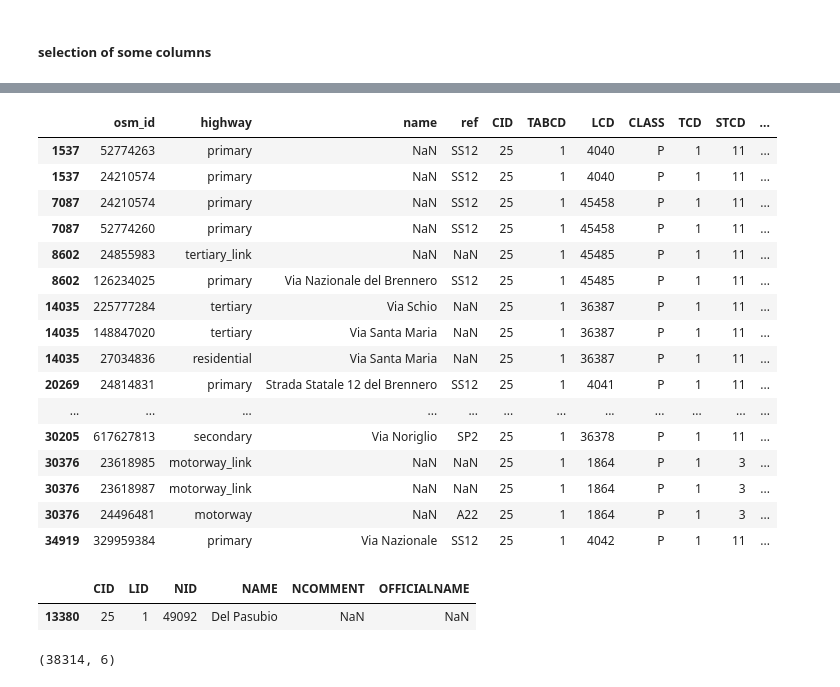
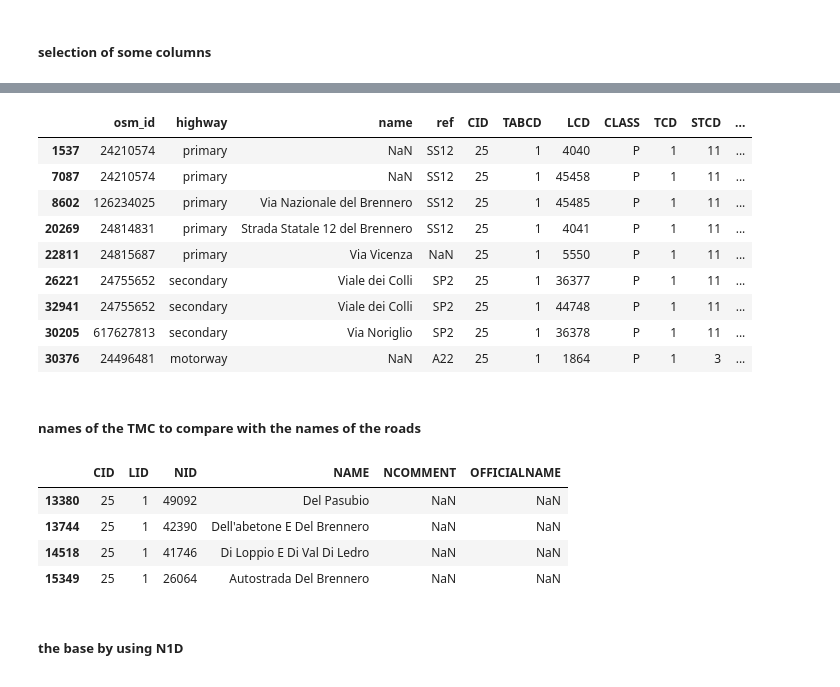
Before and after one commit to napo/italian_tmc, a Jupyter notebook: Find TMC in Rovereto and Trento.ipynb, the cells around one changed output, grey strips where cells are left out. Saved outputs shown, nothing was run; the diff lists cells and outputs as text; code cells hidden in the pictures.

```diff
--- a/Find TMC in Rovereto and Trento.ipynb
+++ b/Find TMC in Rovereto and Trento.ipynb
@@ -289,3 +291,7 @@ roads_osm_touched_tmc = gpd.sjoin(points_buffer_confini, highways_rovereto.to_cr
+# %%
+invalidhighways = ['residential', 'cicleway', 'pedestrian','living_street','track','footway','steps','path','construction','proposed','bridleway','bus_guideway','elevator','rest_area','services']
+# %%
+roads_osm_touched_tmc=roads_osm_touched_tmc[~roads_osm_touched_tmc.highway.isin(invalidhighways)]
 # %% [markdown]
 ##### selection of some columns
 # %%
@@ -314,28 +320,26 @@ colums_to_show
 roads_osm_touched_tmc[colums_to_show]
 # %% [output]
 |  | osm_id | highway | name | ref | CID | TABCD | LCD | CLASS | TCD | STCD | ... |
-| 1537 | 52774263 | primary | NaN | SS12 | 25 | 1 | 4040 | P | 1 | 11 | ... |
 | 1537 | 24210574 | primary | NaN | SS12 | 25 | 1 | 4040 | P | 1 | 11 | ... |
 | 7087 | 24210574 | primary | NaN | SS12 | 25 | 1 | 45458 | P | 1 | 11 | ... |
-| 7087 | 52774260 | primary | NaN | SS12 | 25 | 1 | 45458 | P | 1 | 11 | ... |
-| 8602 | 24855983 | tertiary_link | NaN | NaN | 25 | 1 | 45485 | P | 1 | 11 | ... |
 | 8602 | 126234025 | primary | Via Nazionale del Brennero | SS12 | 25 | 1 | 45485 | P | 1 | 11 | ... |
-| 14035 | 225777284 | tertiary | Via Schio | NaN | 25 | 1 | 36387 | P | 1 | 11 | ... |
-| 14035 | 148847020 | tertiary | Via Santa Maria | NaN | 25 | 1 | 36387 | P | 1 | 11 | ... |
-| 14035 | 27034836 | residential | Via Santa Maria | NaN | 25 | 1 | 36387 | P | 1 | 11 | ... |
 | 20269 | 24814831 | primary | Strada Statale 12 del Brennero | SS12 | 25 | 1 | 4041 | P | 1 | 11 | ... |
-| ... | ... | ... | ... | ... | ... | ... | ... | ... | ... | ... | ... |
+| 22811 | 24815687 | primary | Via Vicenza | NaN | 25 | 1 | 5550 | P | 1 | 11 | ... |
+| 26221 | 24755652 | secondary | Viale dei Colli | SP2 | 25 | 1 | 36377 | P | 1 | 11 | ... |
+| 32941 | 24755652 | secondary | Viale dei Colli | SP2 | 25 | 1 | 44748 | P | 1 | 11 | ... |
 | 30205 | 617627813 | secondary | Via Noriglio | SP2 | 25 | 1 | 36378 | P | 1 | 11 | ... |
-| 30376 | 23618985 | motorway_link | NaN | NaN | 25 | 1 | 1864 | P | 1 | 3 | ... |
-| 30376 | 23618987 | motorway_link | NaN | NaN | 25 | 1 | 1864 | P | 1 | 3 | ... |
 | 30376 | 24496481 | motorway | NaN | A22 | 25 | 1 | 1864 | P | 1 | 3 | ... |
-| 34919 | 329959384 | primary | Via Nazionale | SS12 | 25 | 1 | 4042 | P | 1 | 11 | ... |
+# %% [markdown]
+##### names of the TMC to compare with the names of the roads
+# %%
+ids= roads_osm_touched_tmc[colums_to_show].RNID.dropna().values
 # %%
-all_names[all_names.NID==49092]
+all_names[all_names.NID.isin(ids)]
 # %% [output]
 |  | CID | LID | NID | NAME | NCOMMENT | OFFICIALNAME |
 | 13380 | 25 | 1 | 49092 | Del Pasubio | NaN | NaN |
+| 13744 | 25 | 1 | 42390 | Dell'abetone E Del Brennero | NaN | NaN |
+| 14518 | 25 | 1 | 41746 | Di Loppio E Di Val Di Ledro | NaN | NaN |
+| 15349 | 25 | 1 | 26064 | Autostrada Del Brennero | NaN | NaN |
-# %%
-all_names.shape
-# %% [output]
-(38314, 6)
+# %% [markdown]
+##### the base by using N1D
```
Also changed, not shown: parts of 3 cells of this notebook.
